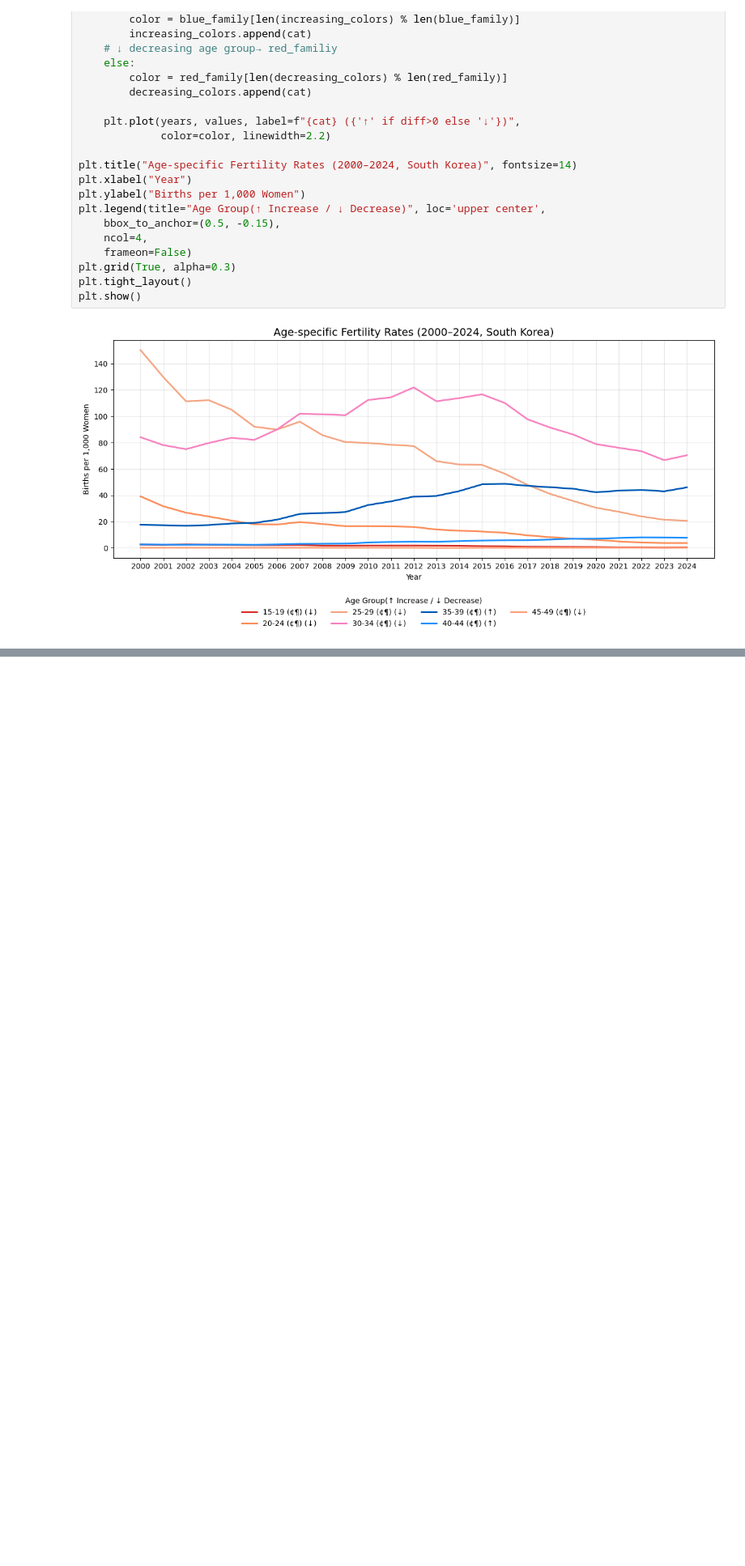
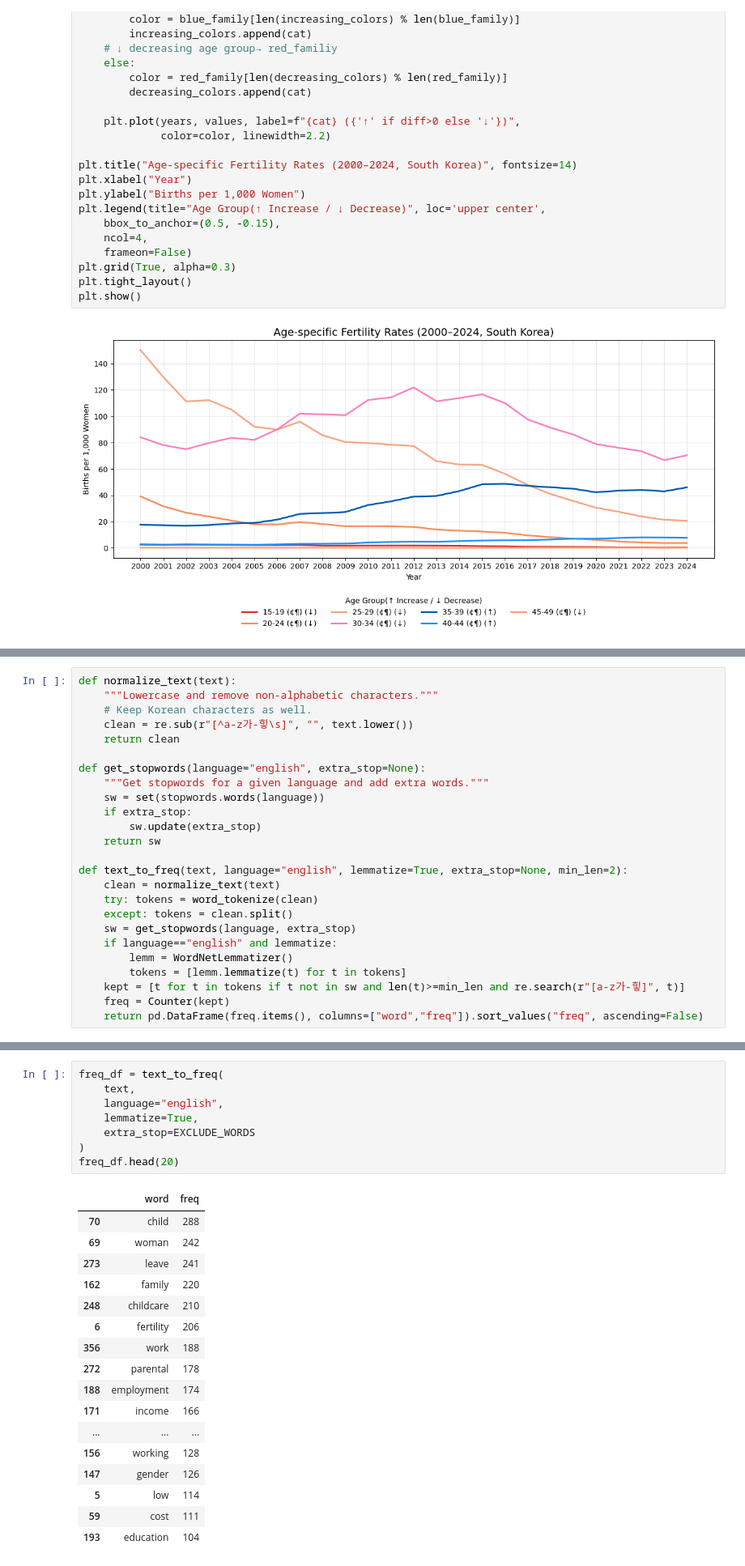
Before and after one commit to swsewon3-ship-it/python-for-public-policy_2025-Fall, a Jupyter notebook: Final_Project_"Understanding_Korea’s_Fertility_Decline_(2000–2024)_A_Quantitative_and_Textual_Exploration".ipynb, the cells around one changed output, grey strips where cells are left out. Shown at 81% size. Saved outputs shown, nothing was run; the diff lists cells and outputs as text; blank space fills up the shorter version.

```diff
--- a/Final_Project_"Understanding_Korea’s_Fertility_Decline_(2000–2024)_A_Quantitative_and_Textual_Exploration".ipynb
+++ b/Final_Project_"Understanding_Korea’s_Fertility_Decline_(2000–2024)_A_Quantitative_and_Textual_Exploration".ipynb
@@ -250,0 +330,25 @@ decreasing age group : 15-19, 20-24, 25-29, 30-34, 45-49
+# %%
+def normalize_text(text):
+    """Lowercase and remove non-alphabetic characters."""
+    # Keep Korean characters as well.
+    clean = re.sub(r"[^a-z가-힣\s]", "", text.lower())
+    return clean
+
+def get_stopwords(language="english", extra_stop=None):
+    """Get stopwords for a given language and add extra words."""
+    sw = set(stopwords.words(language))
+    if extra_stop:
+        sw.update(extra_stop)
+    return sw
+
+def text_to_freq(text, language="english", lemmatize=True, extra_stop=None, min_len=2):
+    clean = normalize_text(text)
+    try: tokens = word_tokenize(clean)
+    except: tokens = clean.split()
+    sw = get_stopwords(language, extra_stop)
+    if language=="english" and lemmatize:
+        lemm = WordNetLemmatizer()
+        tokens = [lemm.lemmatize(t) for t in tokens]
+    kept = [t for t in tokens if t not in sw and len(t)>=min_len and re.search(r"[a-z가-힣]", t)]
+    freq = Counter(kept)
+    return pd.DataFrame(freq.items(), columns=["word","freq"]).sort_values("freq", ascending=False)
@@ -250,0 +3414,26 @@ decreasing age group : 15-19, 20-24, 25-29, 30-34, 45-49
+# %%
+freq_df = text_to_freq(
+    text,
+    language="english",
+    lemmatize=True,
+    extra_stop=EXCLUDE_WORDS
+)
+freq_df.head(20)
+# %% [output]
+|  | word | freq |
+| 70 | child | 288 |
+| 69 | woman | 242 |
+| 273 | leave | 241 |
+| 162 | family | 220 |
+| 248 | childcare | 210 |
+| 6 | fertility | 206 |
+| 356 | work | 188 |
+| 272 | parental | 178 |
+| 188 | employment | 174 |
+| 171 | income | 166 |
+| ... | ... | ... |
+| 156 | working | 128 |
+| 147 | gender | 126 |
+| 5 | low | 114 |
+| 59 | cost | 111 |
+| 193 | education | 104 |
```
Also changed, not shown: parts of 27 cells of this notebook.
